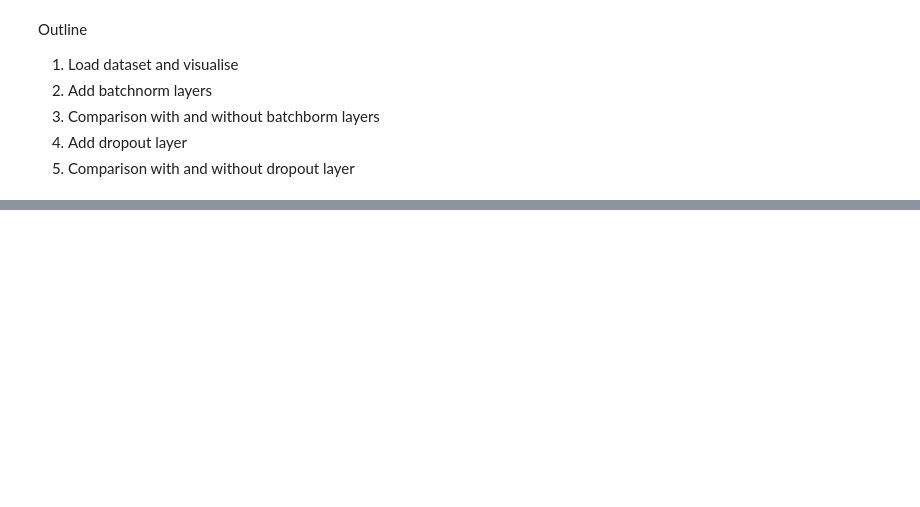
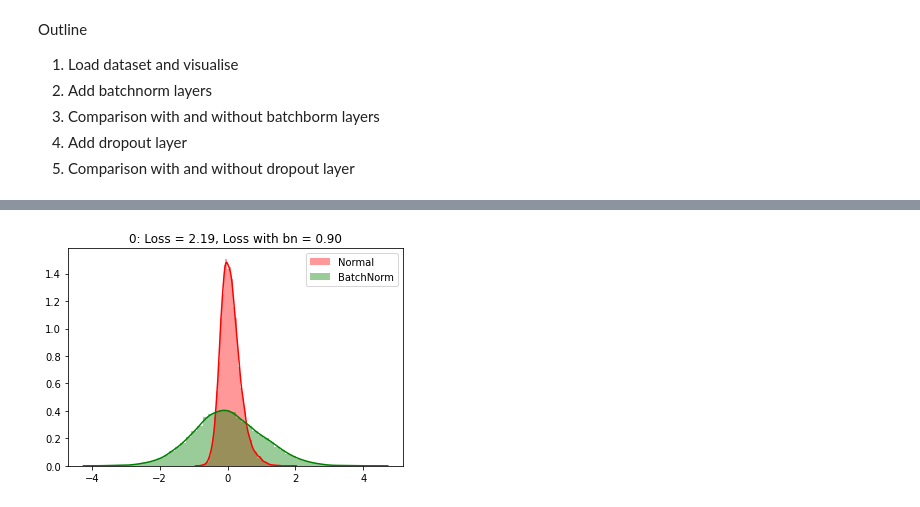
Before and after one commit to Arpitkamal/Deep-Learning---Deep-Convolutional-Neural-Networks, a Jupyter notebook: BatchNorm_Dropout.ipynb, the cells around one changed output, grey strips where cells are left out. Cells and saved outputs as stored; diff of their text form; code cells hidden in the pictures; blank space fills up the shorter version.

```diff
--- a/BatchNorm_Dropout.ipynb
+++ b/BatchNorm_Dropout.ipynb
@@ -23,0 +127,3 @@ import seaborn as sns
+# %%
+model_bn = MyNetBM()
+print(model_bn)
@@ -23,0 +142,78 @@ import seaborn as sns
+# %%
+batch_size = 512
+# %%
+trainloader = torch.utils.data.DataLoader(trainset, batch_size=batch_size, shuffle=True)
+# %%
+loss_fn = nn.CrossEntropyLoss()
+opt = optim.SGD(model.parameters(), lr=0.01)
+opt_bn = optim.SGD(model_bn.parameters(), lr=0.01)
+# %%
+loss_arr = []
+loss_bn_arr = []
+
+max_epochs = 2
+
+
+for epoch in range(max_epochs):
+
+  for i, data in enumerate(trainloader, 0):
+
+    inputs, labels = data
+
+
+
+    # Training steps for normal model
+    opt.zero_grad()
+    outputs = model(inputs)              #forward pass
+    loss = loss_fn(outputs, labels)   #compute loss
+    loss.backward()                   #backward pass
+    opt.step()                       #updating the weights
+
+    # Training steps for BN model
+    opt_bn.zero_grad()
+
+    outputs_bn = model_bn(inputs)              #forward pass
+    loss_bn = loss_fn(outputs_bn, labels)   #compute loss
+    loss_bn.backward()                   #backward pass
+    opt_bn.step()                       #updating the weights
+
+    loss_arr.append(loss.item())
+    loss_bn_arr.append(loss_bn.item())
+
+    if i % 10 == 0:
+
+      inputs = inputs.view(inputs.size(0), -1)
+
+      model.eval()
+      model_bn.eval()
+
+      a = model.classifier[0](inputs)
+     # a = model.classifier[1](a)
+     # a = model.classifier[2](a)
+      a = a.detach().numpy().ravel()
+      sns.distplot(a, kde=True, color='r', label='Normal')
+
+      b = model_bn.classifier[0](inputs)
+      b = model_bn.classifier[1](b)
+     # b = model_bn.classifier[2](b)
+     # b = model_bn.classifier[3](b)
+     # b = model_bn.classifier[4](b)
+      b = b.detach().numpy().ravel()
+
+      sns.distplot(b, kde=True, color='g', label='BatchNorm')
+      plt.title('%d: Loss = %0.2f, Loss with bn = %0.2f' % (i, loss.item(), loss_bn.item()))
+      plt.legend()
+      plt.show()
+      plt.pause(0.5)
+
+      model.train()
+      model_bn.train()
+
+
+print('----------------------')
+plt.plot(loss_arr, 'r', label='Normal')
+plt.plot(loss_bn_arr, 'g', label='BatchNorm')
+plt.legend()
+plt.show()
+# %% [output]
+[figure, added]
```
Also changed, not shown: parts of 16 cells of this notebook.
